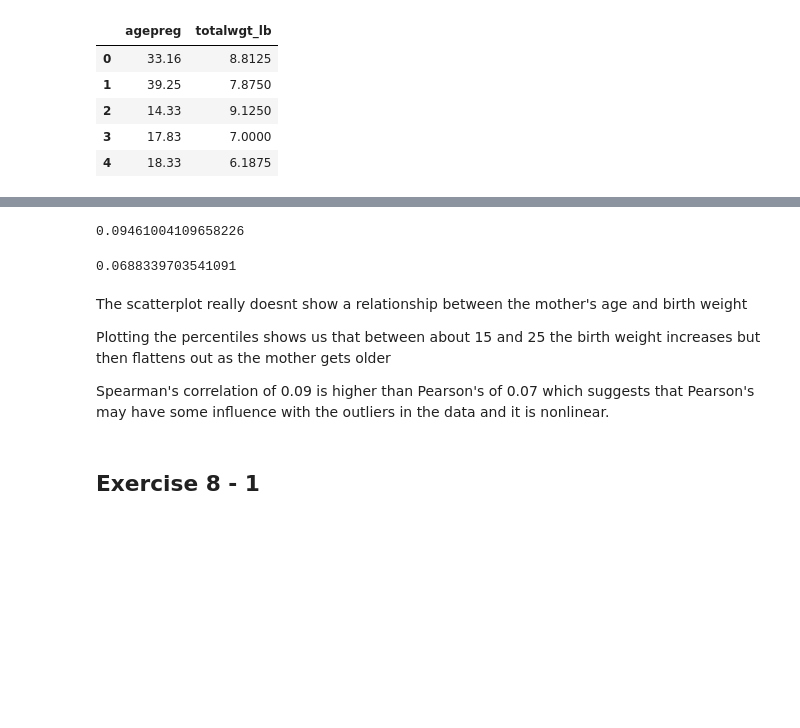
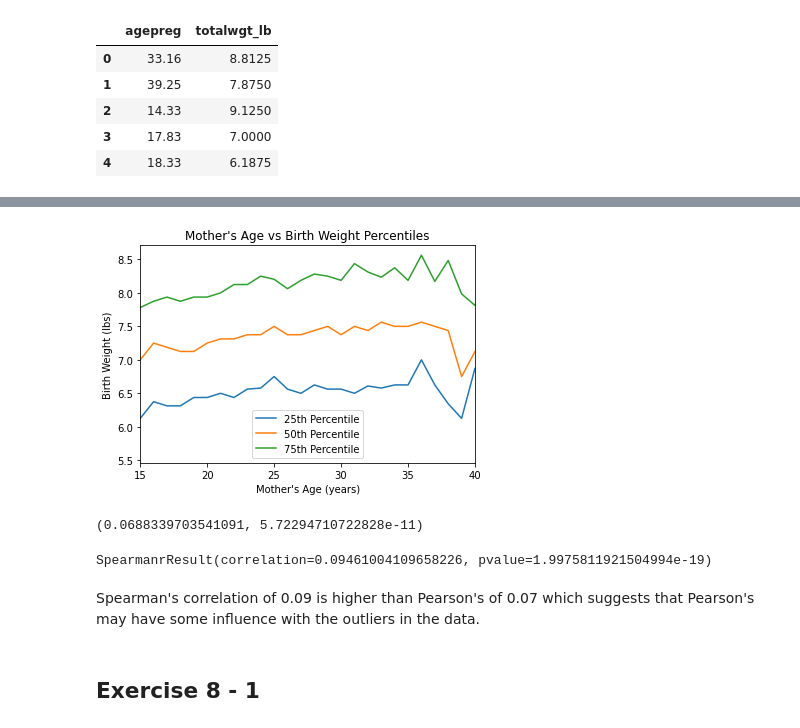
Before and after one commit to catie-williams/bu-dsc, a Jupyter notebook: DSC530/Week7/Week7_CableKimberly.ipynb, the cells around one changed output, grey strips where cells are left out. Saved outputs shown, nothing was run; the diff lists cells and outputs as text; code cells hidden in the pictures; blank space fills up the shorter version.

```diff
--- a/DSC530/Week7/Week7_CableKimberly.ipynb
+++ b/DSC530/Week7/Week7_CableKimberly.ipynb
@@ -85,21 +109,34 @@ thinkplot.Config(xlabel="Mother's age (years)",
+# %%
+# Plot percentiles
+plt.plot(int_ages, p_25, label = '25th Percentile')
+plt.plot(int_ages, p_50, label = '50th Percentile')
+plt.plot(int_ages, p_75, label = '75th Percentile')
+
+plt.xlabel("Mother's Age (years)")
+plt.ylabel('Birth Weight (lbs)')
+
+plt.xlim(15, 40) # remove outliers
+
+plt.title("Mother's Age vs Birth Weight Percentiles")
+
+plt.legend()
+plt.show()
+# %% [output]
+[figure, added]
 # %%
-# Compute Spearman's correlations
-spearman_corr = preg_df['agepreg'].corr(preg_df['totalwgt_lb'], method="spearman")
-spearman_corr
+# Compute Pearson's correlations
+pearson_corr = scipy.stats.pearsonr(ages_df, weights_df)
+pearson_corr
 # %% [output]
-0.09461004109658226
+(0.0688339703541091, 5.72294710722828e-11)
 # %%
-# Compute Pearson's correlations
-pearson_corr = preg_df['agepreg'].corr(preg_df['totalwgt_lb'])
-pearson_corr
+# Compute Spearman's correlations
+spearman_corr = scipy.stats.spearmanr(ages_df, weights_df)
+spearman_corr
 # %% [output]
-0.0688339703541091
+SpearmanrResult(correlation=0.09461004109658226, pvalue=1.9975811921504994e-19)
 # %% [markdown]
-The scatterplot really doesnt show a relationship between the mother's age and birth weight
-
-Plotting the percentiles shows us that between about 15 and 25 the birth weight increases but then flattens out as the mother gets older
-
-Spearman's correlation of 0.09 is higher than Pearson's of 0.07 which suggests that Pearson's may have some influence with the outliers in the data and it is nonlinear.
+Spearman's correlation of 0.09 is higher than Pearson's of 0.07 which suggests that Pearson's may have some influence with the outliers in the data.
 # %% [markdown]
 ## Exercise 8 - 1
 # %% [markdown]
```
Also changed, not shown: parts of 21 cells of this notebook, 1 other file.
